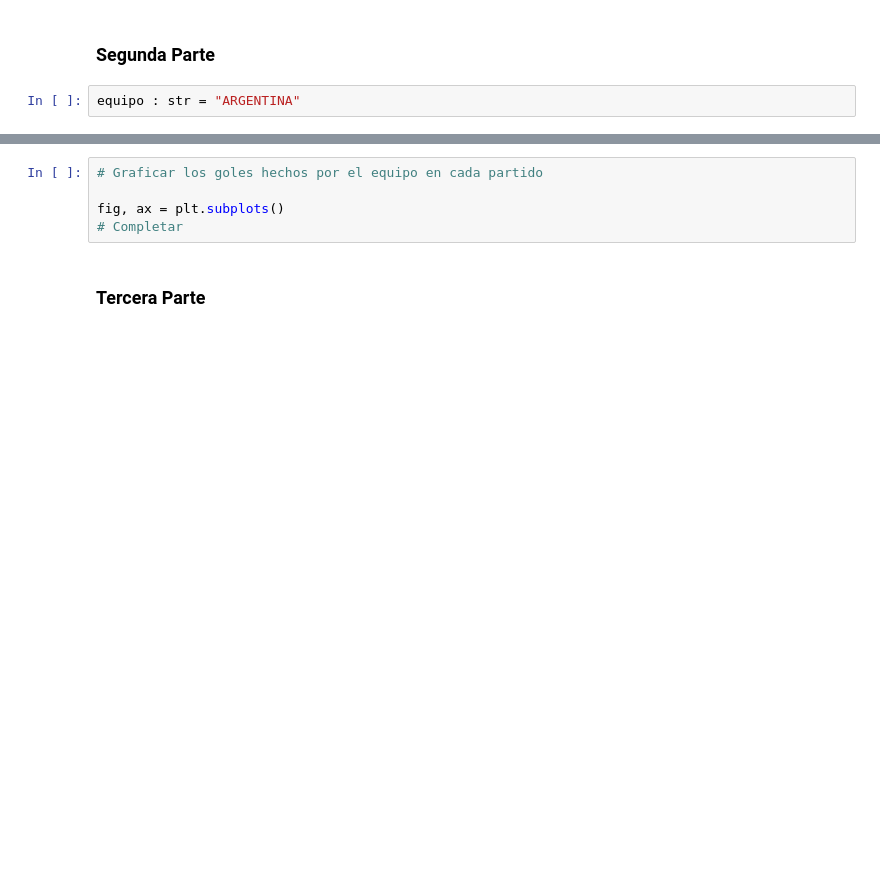
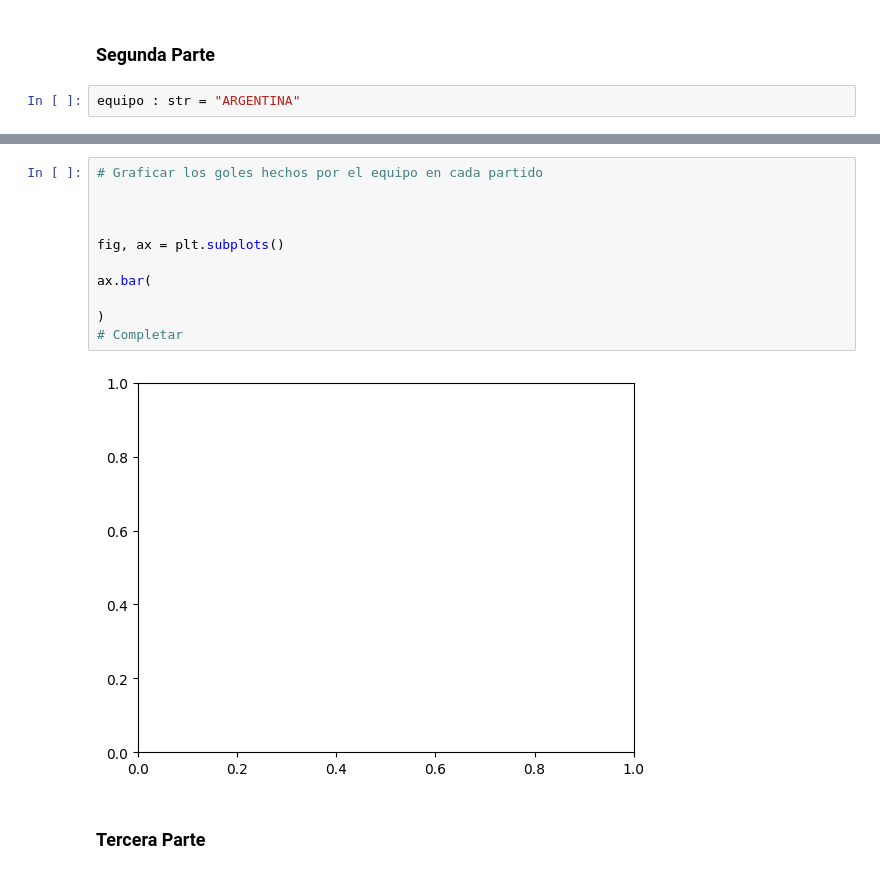
Before and after one commit to SamuelNakab/Examen-1er-Bimestre---Samuel-Nakab, a Jupyter notebook: mundial_qatar_2022.ipynb, the cells around one changed output, grey strips where cells are left out. Cells and saved outputs as stored; diff of their text form; blank space fills up the shorter version.

```diff
--- a/mundial_qatar_2022.ipynb
+++ b/mundial_qatar_2022.ipynb
@@ -170,8 +148,16 @@ ganados : int =
 # %%
 # Graficar los goles hechos por el equipo en cada partido
 
+
+
 fig, ax = plt.subplots()
+
+ax.bar(
+
+)
 # Completar
+# %% [output]
+[figure, added]
 # %% [markdown]
 ### Tercera Parte
 # %%
```
Also changed, not shown: parts of 12 cells of this notebook.
